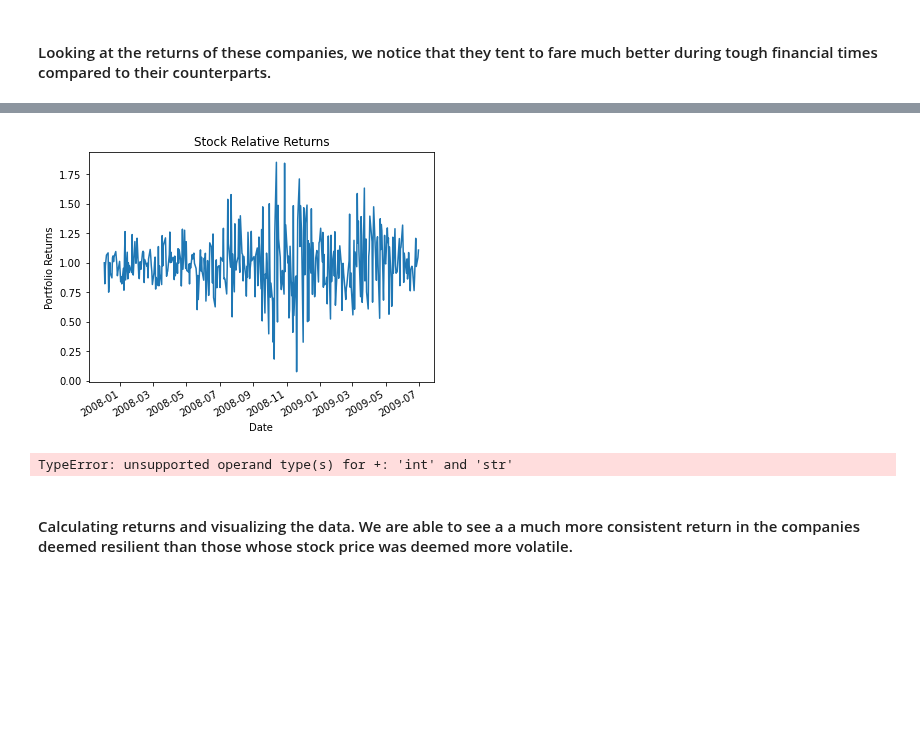
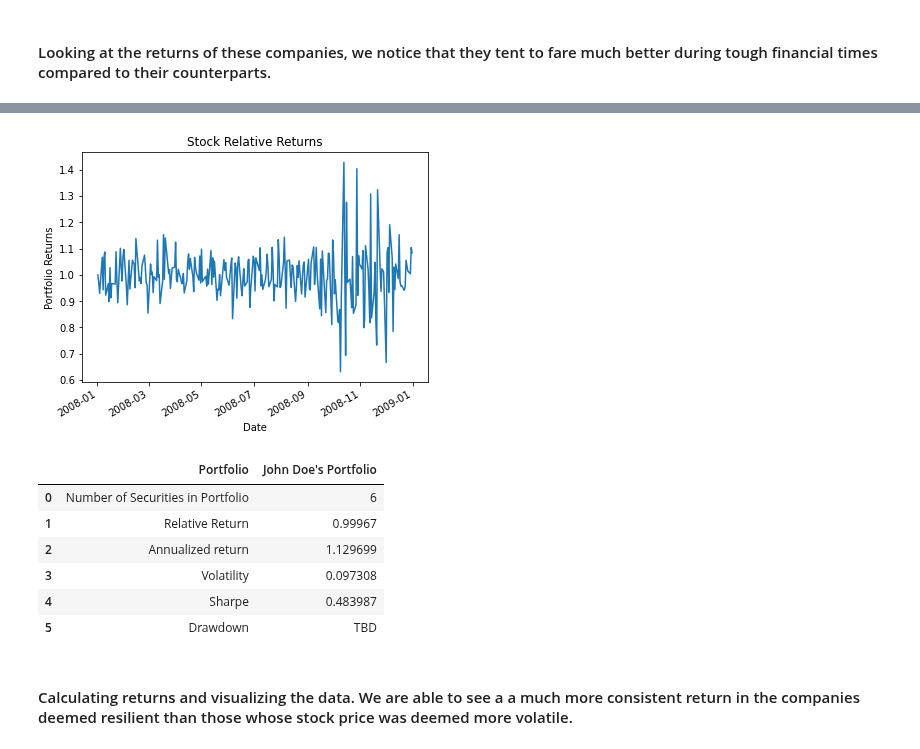
Before and after one commit to BeyeA/Stock-Market-Data-Science, a Jupyter notebook: Recession Proof Stocks.ipynb, the cells around one changed output, grey strips where cells are left out. Drawn from its saved outputs; the diff is of its cells as text; code cells hidden in the pictures; blank space fills up the shorter version.

```diff
--- a/Recession Proof Stocks.ipynb
+++ b/Recession Proof Stocks.ipynb
@@ -81,8 +81,7 @@ def return_plot(dataframe, type_plot):
         #ax1.legend()
         plt.show();
 # %%
-def portfolio_ret(dataframe, dataframe1):
-
+def portfolio_ret(dataframe, start_date = sd, end_date = ed ):
     #Plotting Portfolio Returns
     start_price = [1]
     weighted_df = dataframe
@@ -105,15 +104,18 @@ def portfolio_ret(dataframe, dataframe1):
     ret = ','.join([str(i) for i in value])
 
     #Annualized Returns
-    start_date='2007-12-01'
-    end_date='2009-06-30'
-    d1 = start_date
-    d2 = end_date
+    start_date = '2008-01-01'
+    end_date = '2008-12-31'
+    d1 = sd
+    d2 = ed
     start_date = datetime.strptime(d1, "%Y-%m-%d")
     end_date = datetime.strptime(d2, "%Y-%m-%d")
     delta = relativedelta.relativedelta(end_date, start_date)
     months = delta.months
-    ann_ret = ((1 + ret) ** (12 / months)) - 1
+    ann_ret = (([1] + df) ** (12 / months)) - 1
+    ann_ret = round(ann_ret, 6)
+    value = ann_ret.values
+    ann_ret = ','.join([str(i) for i in value])
 
     #Volatility
     dif = ret_total - ret_total.mean(axis=0)
@@ -144,8 +146,11 @@ def portfolio_ret(dataframe, dataframe1):
 ## Resilient Companies
 # %% [markdown]
 #### Companies that survive recessions tend to have basic necessities needed by consumers. This is because consumer staples and food are always in demand, even during economic downturns. Examples of such companies the likes of Walmart, Kroger and General Mills
+# %%
+sd = '2008-01-01'
+ed = '2008-12-31'
 # %%
-data_pack = readmydata(tickers=['^GSPC', 'WMT', 'KR', 'GIS', 'HRL', 'CPB'], start_date='2007-12-01', end_date='2009-06-30')
+data_pack = readmydata(tickers=['^GSPC', 'WMT', 'KR', 'GIS', 'HRL', 'CPB'], start_date = sd, end_date = ed)
 #data_pack.head(10)
 # %% [markdown]
 #### Looking at the returns of these companies, we notice that they tent to fare much better during tough financial times compared to their counterparts.
@@ -162,8 +167,14 @@ data_plot = stockreturns(data_pack, 'relative')
 # %%
-portfolio_ret(data_plot, data_pack)
+portfolio_ret(data_plot, start_date = sd, end_date = ed)
 # %% [output]
-[figure, old version]
+[figure, new version]
-TypeError: unsupported operand type(s) for +: 'int' and 'str'
+|  | Portfolio | John Doe's Portfolio |
+| 0 | Number of Securities in Portfolio | 6 |
+| 1 | Relative Return | 0.99967 |
+| 2 | Annualized return | 1.129699 |
+| 3 | Volatility | 0.097308 |
+| 4 | Sharpe | 0.483987 |
+| 5 | Drawdown | TBD |
 # %% [markdown]
 #### Calculating returns and visualizing the data. We are able to see a a much more consistent return in the companies deemed resilient than those whose stock price was deemed more volatile.
 # %%
```
Also changed, not shown: parts of 3 cells of this notebook.
